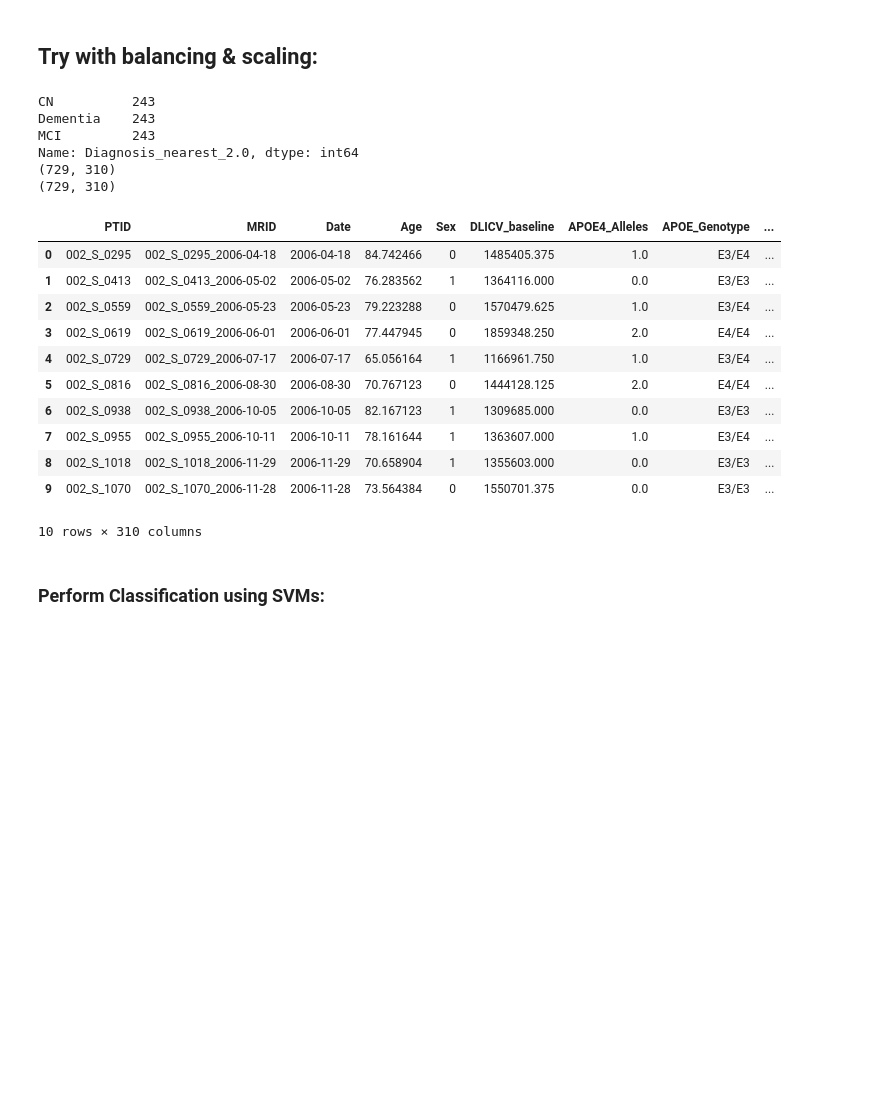
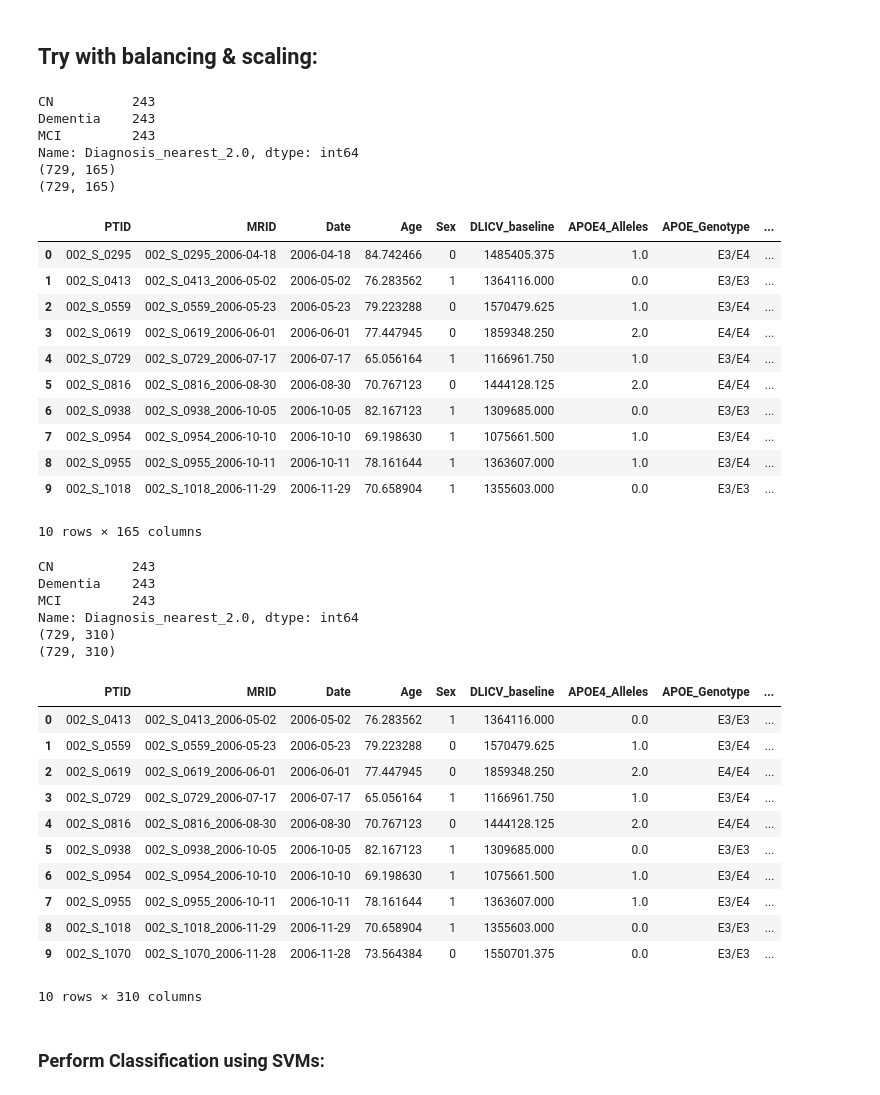
Before and after one commit to georgeaidinis/Dissertation, a Jupyter notebook: DeepCCA Model/ADNI Classification SVM DCCA-MCA.ipynb, the cells around one changed output. Cells and saved outputs as stored; diff of their text form; code cells hidden in the pictures; blank space fills up the shorter version.

```diff
--- a/DeepCCA Model/ADNI Classification SVM DCCA-MCA.ipynb
+++ b/DeepCCA Model/ADNI Classification SVM DCCA-MCA.ipynb
@@ -346,3 +389,40 @@ plt.show()
+# %%
+# Scale the data:
+scaler = preprocessing.StandardScaler()
+mca_scaled = scaler.fit_transform(mca[MRI_columns])
+mca[MRI_columns] = mca_scaled
+
+# Balance the data through Undersampling:
+mca_usampled = undersample(mca)
+mca_usampled = mca_usampled.sort_values('PTID', ascending=True)
+mca_usampled.reset_index(drop=True, inplace=True)
+
+print(mca_usampled['Diagnosis_nearest_2.0'].value_counts())
+print(mca_usampled.shape)
+mca_usampled.head(10)
+
+mca = mca_usampled
+print(mca.shape)
+mca.head(10)
+# %% [output]
+CN          243
+Dementia    243
+MCI         243
+Name: Diagnosis_nearest_2.0, dtype: int64
+(729, 165)
+(729, 165)
+|  | PTID | MRID | Date | Age | Sex | DLICV_baseline | APOE4_Alleles | APOE_Genotype | ... |
+| 0 | 002_S_0295 | 002_S_0295_2006-04-18 | 2006-04-18 | 84.742466 | 0 | 1485405.375 | 1.0 | E3/E4 | ... |
+| 1 | 002_S_0413 | 002_S_0413_2006-05-02 | 2006-05-02 | 76.283562 | 1 | 1364116.000 | 0.0 | E3/E3 | ... |
+| 2 | 002_S_0559 | 002_S_0559_2006-05-23 | 2006-05-23 | 79.223288 | 0 | 1570479.625 | 1.0 | E3/E4 | ... |
+| 3 | 002_S_0619 | 002_S_0619_2006-06-01 | 2006-06-01 | 77.447945 | 0 | 1859348.250 | 2.0 | E4/E4 | ... |
+| 4 | 002_S_0729 | 002_S_0729_2006-07-17 | 2006-07-17 | 65.056164 | 1 | 1166961.750 | 1.0 | E3/E4 | ... |
+| 5 | 002_S_0816 | 002_S_0816_2006-08-30 | 2006-08-30 | 70.767123 | 0 | 1444128.125 | 2.0 | E4/E4 | ... |
+| 6 | 002_S_0938 | 002_S_0938_2006-10-05 | 2006-10-05 | 82.167123 | 1 | 1309685.000 | 0.0 | E3/E3 | ... |
+| 7 | 002_S_0954 | 002_S_0954_2006-10-10 | 2006-10-10 | 69.198630 | 1 | 1075661.500 | 1.0 | E3/E4 | ... |
+| 8 | 002_S_0955 | 002_S_0955_2006-10-11 | 2006-10-11 | 78.161644 | 1 | 1363607.000 | 1.0 | E3/E4 | ... |
+| 9 | 002_S_1018 | 002_S_1018_2006-11-29 | 2006-11-29 | 70.658904 | 1 | 1355603.000 | 0.0 | E3/E3 | ... |
+10 rows × 165 columns
 # %%
 # Scale the data:
 scaler = preprocessing.StandardScaler()
@@ -352,21 +432,6 @@ dcca_data[imaging_labels] = dcca_data_scaled
 dcca_data[genetic_labels].head()
 # Balance the data through Undersampling - Use the same indexes as the LR Data:
 dcca_data = dcca_data.loc[dcca_data['PTID'].isin(lr_data['PTID'])]
-
-def undersample(df, ylabel='Diagnosis_nearest_2.0'):
-    classes = df[ylabel].value_counts().to_dict() # specific to this dataset
-    least_class_amount = min(classes.values())
-    classes_list = []
-    for key in classes:
-        classes_list.append(df[df[ylabel] == key])
-    classes_sample = []
-    for i in range(0,len(classes_list)-1):
-        classes_sample.append(classes_list[i].sample(least_class_amount))
-    df_maybe = pd.concat(classes_sample)
-    final_df = pd.concat([df_maybe,classes_list[-1]], axis=0)
-    final_df = final_df.reset_index(drop=True)
-    return final_df
-
 dcca_data_usampled = undersample(dcca_data)
 dcca_data_usampled = dcca_data_usampled.sort_values('PTID', ascending=True)
 dcca_data_usampled.reset_index(drop=True, inplace=True)
@@ -386,13 +451,13 @@ Name: Diagnosis_nearest_2.0, dtype: int64
 (729, 310)
 (729, 310)
 |  | PTID | MRID | Date | Age | Sex | DLICV_baseline | APOE4_Alleles | APOE_Genotype | ... |
-| 0 | 002_S_0295 | 002_S_0295_2006-04-18 | 2006-04-18 | 84.742466 | 0 | 1485405.375 | 1.0 | E3/E4 | ... |
-| 1 | 002_S_0413 | 002_S_0413_2006-05-02 | 2006-05-02 | 76.283562 | 1 | 1364116.000 | 0.0 | E3/E3 | ... |
-| 2 | 002_S_0559 | 002_S_0559_2006-05-23 | 2006-05-23 | 79.223288 | 0 | 1570479.625 | 1.0 | E3/E4 | ... |
-| 3 | 002_S_0619 | 002_S_0619_2006-06-01 | 2006-06-01 | 77.447945 | 0 | 1859348.250 | 2.0 | E4/E4 | ... |
-| 4 | 002_S_0729 | 002_S_0729_2006-07-17 | 2006-07-17 | 65.056164 | 1 | 1166961.750 | 1.0 | E3/E4 | ... |
-| 5 | 002_S_0816 | 002_S_0816_2006-08-30 | 2006-08-30 | 70.767123 | 0 | 1444128.125 | 2.0 | E4/E4 | ... |
-| 6 | 002_S_0938 | 002_S_0938_2006-10-05 | 2006-10-05 | 82.167123 | 1 | 1309685.000 | 0.0 | E3/E3 | ... |
+| 0 | 002_S_0413 | 002_S_0413_2006-05-02 | 2006-05-02 | 76.283562 | 1 | 1364116.000 | 0.0 | E3/E3 | ... |
+| 1 | 002_S_0559 | 002_S_0559_2006-05-23 | 2006-05-23 | 79.223288 | 0 | 1570479.625 | 1.0 | E3/E4 | ... |
+| 2 | 002_S_0619 | 002_S_0619_2006-06-01 | 2006-06-01 | 77.447945 | 0 | 1859348.250 | 2.0 | E4/E4 | ... |
+| 3 | 002_S_0729 | 002_S_0729_2006-07-17 | 2006-07-17 | 65.056164 | 1 | 1166961.750 | 1.0 | E3/E4 | ... |
+| 4 | 002_S_0816 | 002_S_0816_2006-08-30 | 2006-08-30 | 70.767123 | 0 | 1444128.125 | 2.0 | E4/E4 | ... |
+| 5 | 002_S_0938 | 002_S_0938_2006-10-05 | 2006-10-05 | 82.167123 | 1 | 1309685.000 | 0.0 | E3/E3 | ... |
+| 6 | 002_S_0954 | 002_S_0954_2006-10-10 | 2006-10-10 | 69.198630 | 1 | 1075661.500 | 1.0 | E3/E4 | ... |
 | 7 | 002_S_0955 | 002_S_0955_2006-10-11 | 2006-10-11 | 78.161644 | 1 | 1363607.000 | 1.0 | E3/E4 | ... |
 | 8 | 002_S_1018 | 002_S_1018_2006-11-29 | 2006-11-29 | 70.658904 | 1 | 1355603.000 | 0.0 | E3/E3 | ... |
 | 9 | 002_S_1070 | 002_S_1070_2006-11-28 | 2006-11-28 | 73.564384 | 0 | 1550701.375 | 0.0 | E3/E3 | ... |
```
Also changed, not shown: parts of 9 cells of this notebook, 4 other files.
